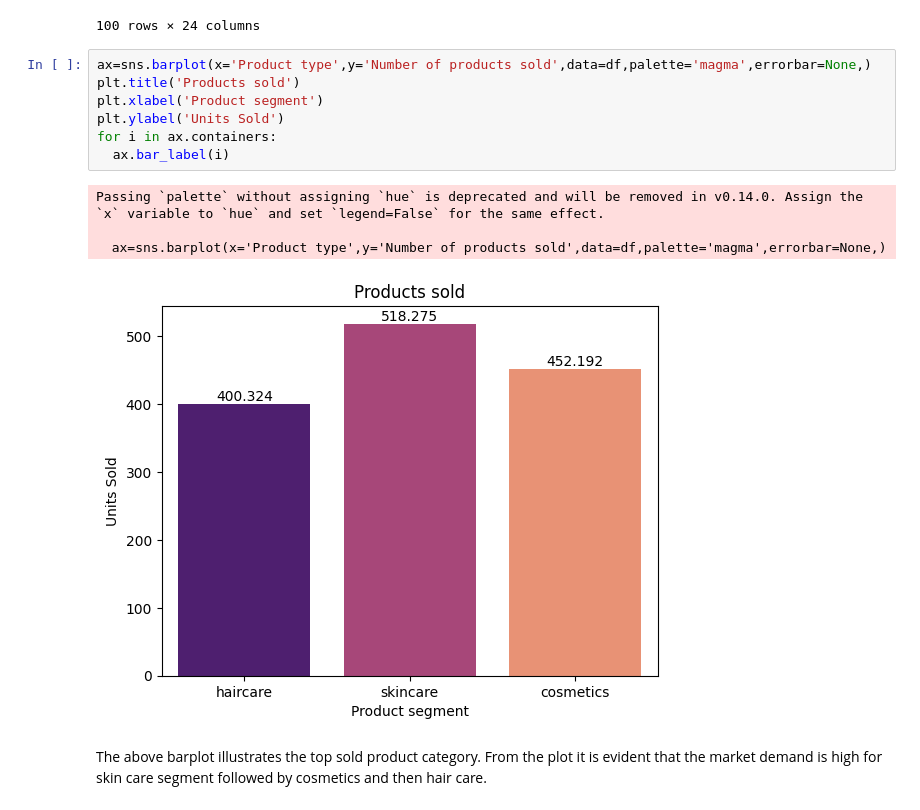
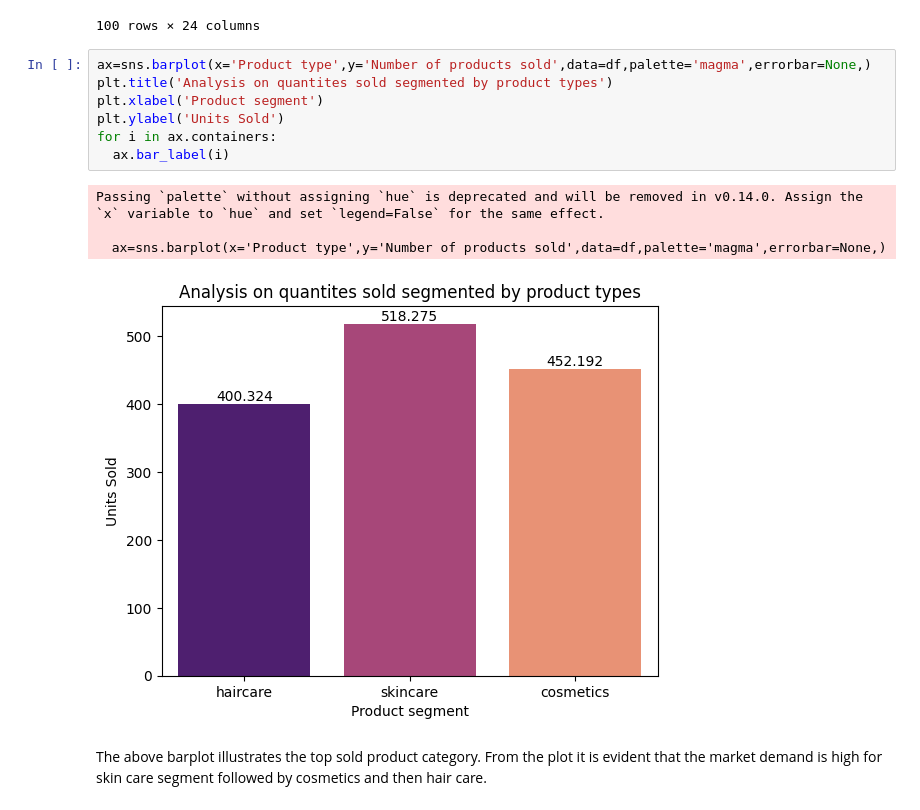
Before and after one commit to Mithunmahendran/Seaborn_SupplyChain_Analysis, a Jupyter notebook: Dataset_SupplyChain_seaborn.ipynb, the cells around one changed output. Cells and saved outputs as stored; diff of their text form.

```diff
--- a/Dataset_SupplyChain_seaborn.ipynb
+++ b/Dataset_SupplyChain_seaborn.ipynb
@@ -25,16 +25,16 @@ df
 100 rows × 24 columns
 # %%
 ax=sns.barplot(x='Product type',y='Number of products sold',data=df,palette='magma',errorbar=None,)
-plt.title('Products sold')
+plt.title('Analysis on quantites sold segmented by product types')
 plt.xlabel('Product segment')
 plt.ylabel('Units Sold')
 for i in ax.containers:
   ax.bar_label(i)
 # %% [output]
 Passing `palette` without assigning `hue` is deprecated and will be removed in v0.14.0. Assign the `x` variable to `hue` and set `legend=False` for the same effect.
 
   ax=sns.barplot(x='Product type',y='Number of products sold',data=df,palette='magma',errorbar=None,)
-[figure, old version]
+[figure, new version]
 # %% [markdown]
 The above barplot illustrates the top sold product category. From the plot it is evident that the market demand is high for skin care segment followed by cosmetics and then hair care.
 # %%
```
Also changed, not shown: parts of 10 cells of this notebook.
